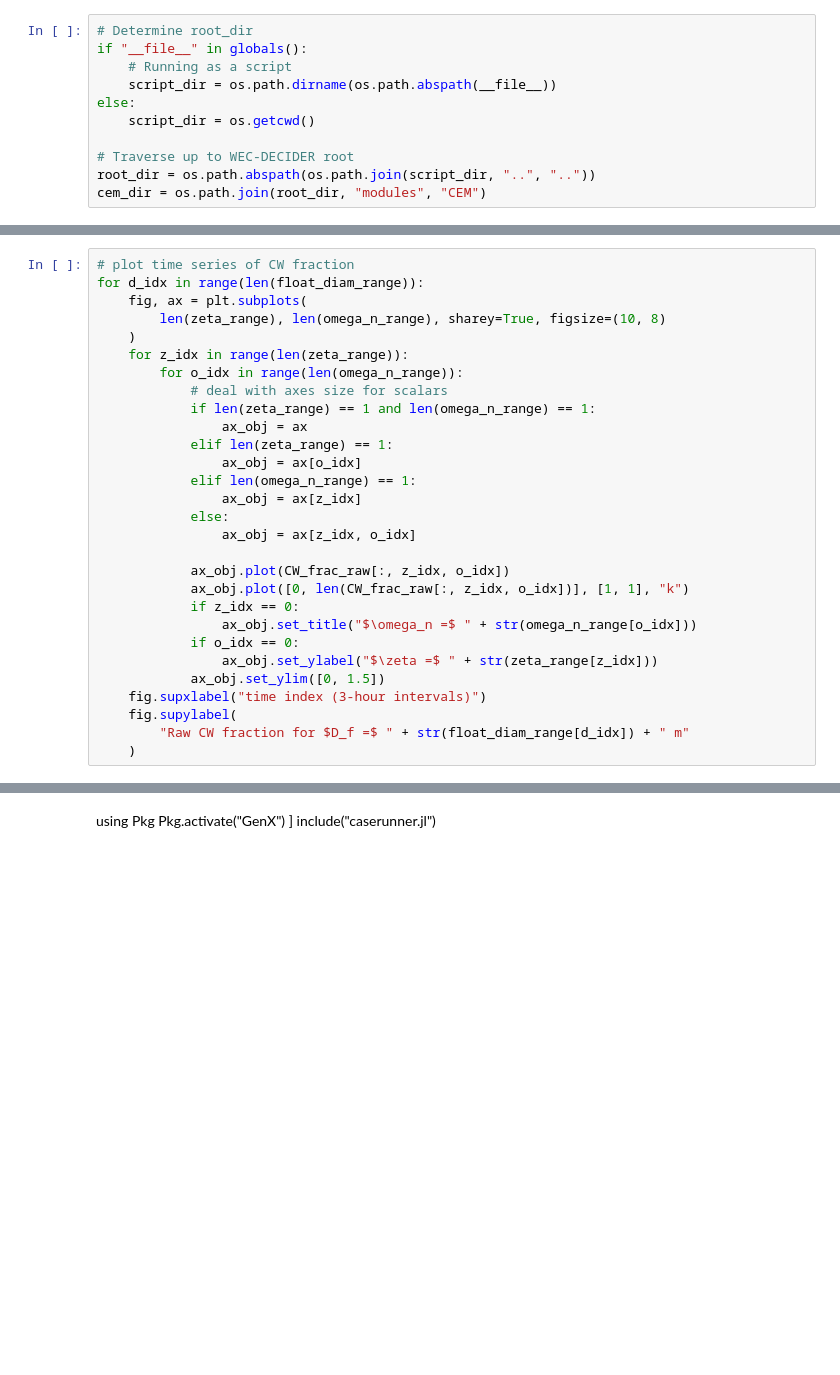
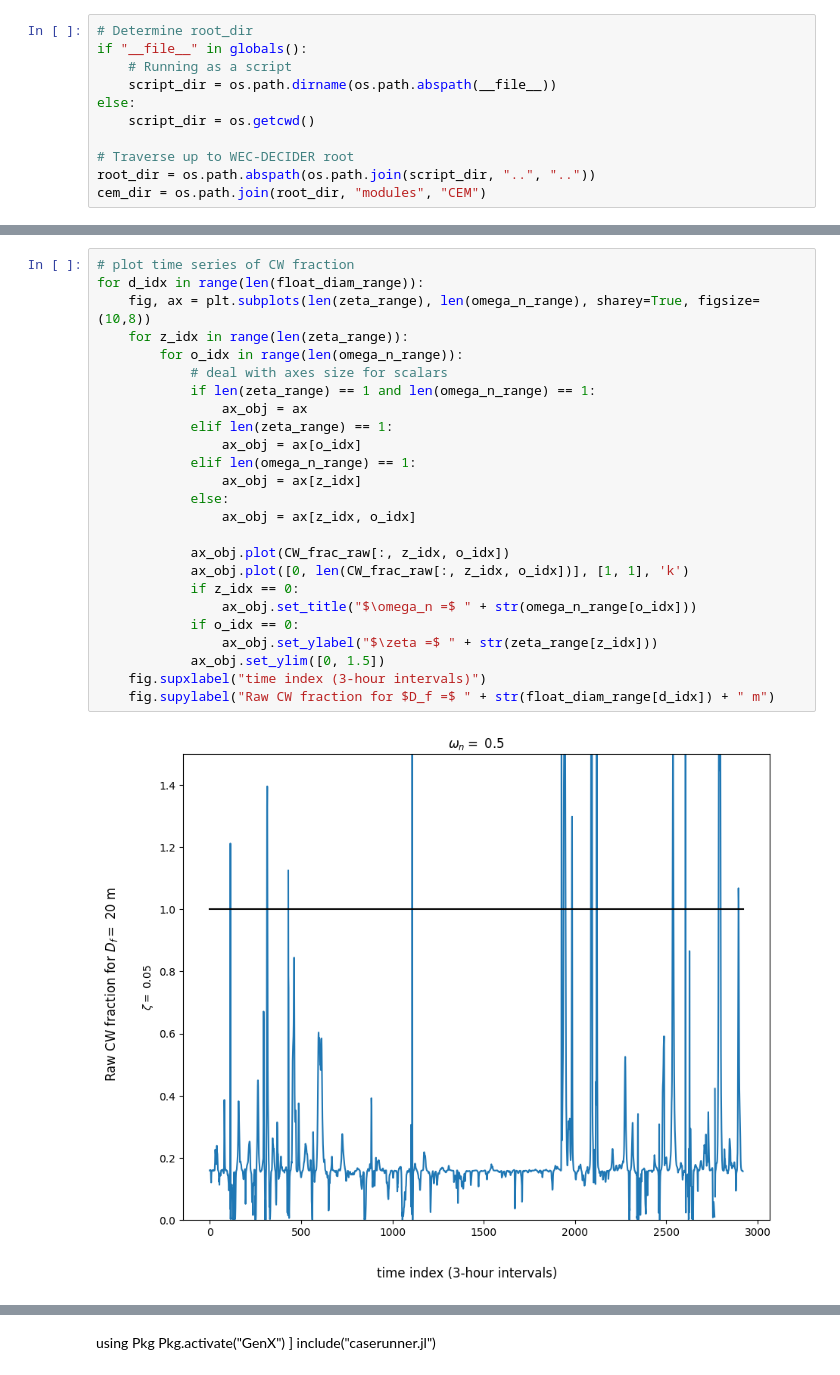
Before and after one commit to symbiotic-engineering/WEC-DECIDER, a Jupyter notebook: modules/CEM/make_additional_tech_csv.ipynb, the cells around one changed output, grey strips where cells are left out. Cells and saved outputs as stored; diff of their text form; blank space fills up the shorter version.

```diff
--- a/modules/CEM/make_additional_tech_csv.ipynb
+++ b/modules/CEM/make_additional_tech_csv.ipynb
@@ -147,31 +142,29 @@ for d_idx in range(len(float_diam_range)):
 # %%
 # plot time series of CW fraction
 for d_idx in range(len(float_diam_range)):
-    fig, ax = plt.subplots(
-        len(zeta_range), len(omega_n_range), sharey=True, figsize=(10, 8)
-    )
+    fig, ax = plt.subplots(len(zeta_range), len(omega_n_range), sharey=True, figsize=(10,8))
     for z_idx in range(len(zeta_range)):
         for o_idx in range(len(omega_n_range)):
             # deal with axes size for scalars
             if len(zeta_range) == 1 and len(omega_n_range) == 1:
                 ax_obj = ax
             elif len(zeta_range) == 1:
                 ax_obj = ax[o_idx]
             elif len(omega_n_range) == 1:
                 ax_obj = ax[z_idx]
             else:
                 ax_obj = ax[z_idx, o_idx]
 
             ax_obj.plot(CW_frac_raw[:, z_idx, o_idx])
-            ax_obj.plot([0, len(CW_frac_raw[:, z_idx, o_idx])], [1, 1], "k")
+            ax_obj.plot([0, len(CW_frac_raw[:, z_idx, o_idx])], [1, 1], 'k')
             if z_idx == 0:
                 ax_obj.set_title("$\omega_n =$ " + str(omega_n_range[o_idx]))
             if o_idx == 0:
                 ax_obj.set_ylabel("$\zeta =$ " + str(zeta_range[z_idx]))
             ax_obj.set_ylim([0, 1.5])
     fig.supxlabel("time index (3-hour intervals)")
-    fig.supylabel(
-        "Raw CW fraction for $D_f =$ " + str(float_diam_range[d_idx]) + " m"
-    )
+    fig.supylabel("Raw CW fraction for $D_f =$ " + str(float_diam_range[d_idx]) + " m")
+# %% [output]
+[figure, added]
 # %%
 # Apply different power limits for each zeta and omega_n
```
Also changed, not shown: parts of 13 cells of this notebook, 1 other file.
